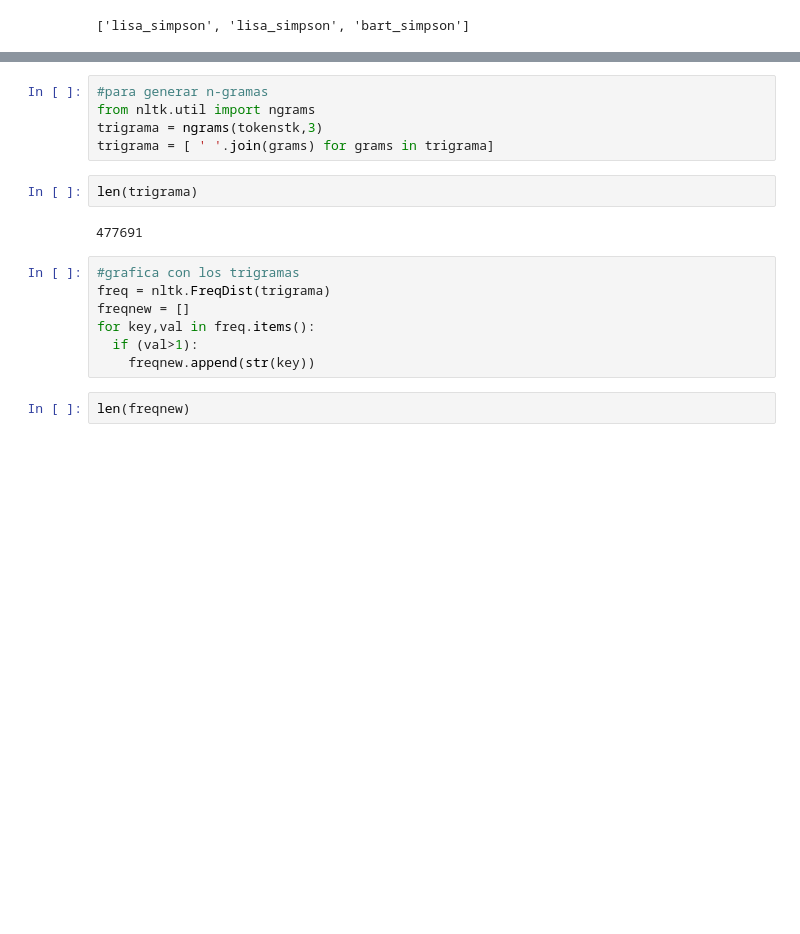
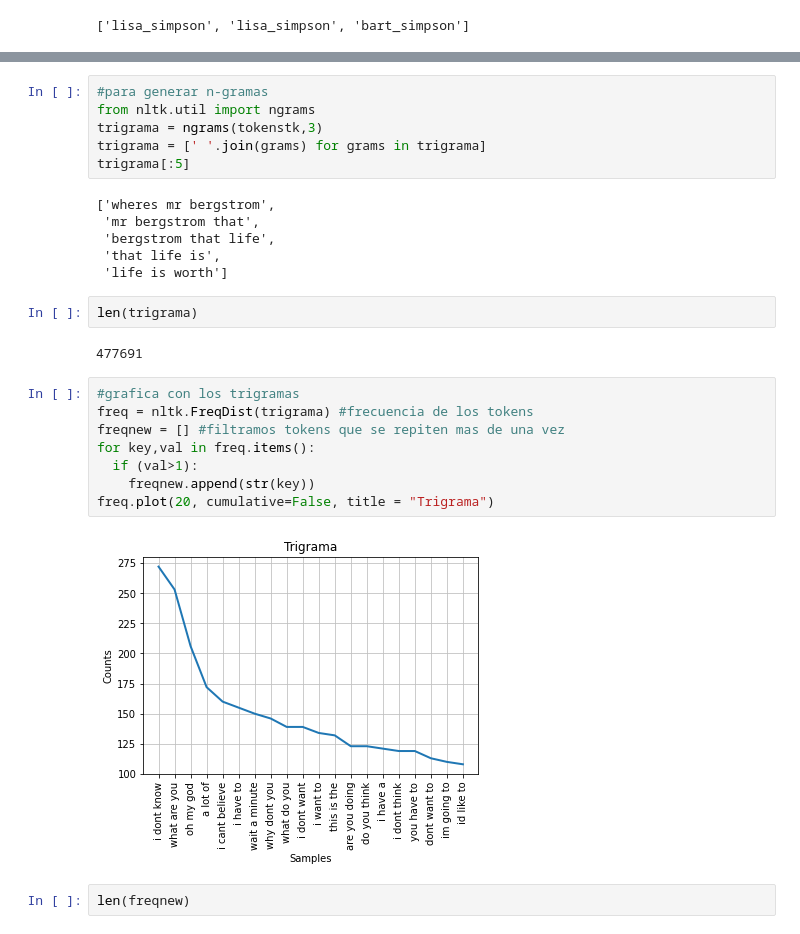
Before and after one commit to JuliethLopez/chatbot_simpsons, a Jupyter notebook: BBC_Text.ipynb, the cells around one changed output, grey strips where cells are left out. Saved outputs shown, nothing was run; the diff lists cells and outputs as text; blank space fills up the shorter version.

```diff
--- a/BBC_Text.ipynb
+++ b/BBC_Text.ipynb
@@ -208,18 +219,28 @@ tokenstk = regexp_tokenize(wordtk, pattern="\w+")
 #para generar n-gramas
 from nltk.util import ngrams
 trigrama = ngrams(tokenstk,3)
-trigrama = [ ' '.join(grams) for grams in trigrama]
+trigrama = [' '.join(grams) for grams in trigrama]
+trigrama[:5]
+# %% [output]
+['wheres mr bergstrom',
+ 'mr bergstrom that',
+ 'bergstrom that life',
+ 'that life is',
+ 'life is worth']
 # %%
 len(trigrama)
 # %% [output]
 477691
 # %%
 #grafica con los trigramas
-freq = nltk.FreqDist(trigrama)
-freqnew = []
+freq = nltk.FreqDist(trigrama) #frecuencia de los tokens
+freqnew = [] #filtramos tokens que se repiten mas de una vez
 for key,val in freq.items():
   if (val>1):
     freqnew.append(str(key))
+freq.plot(20, cumulative=False, title = "Trigrama")
+# %% [output]
+[figure, added]
 # %%
 len(freqnew)
 # %% [output]
```
Also changed, not shown: parts of 21 cells of this notebook.
